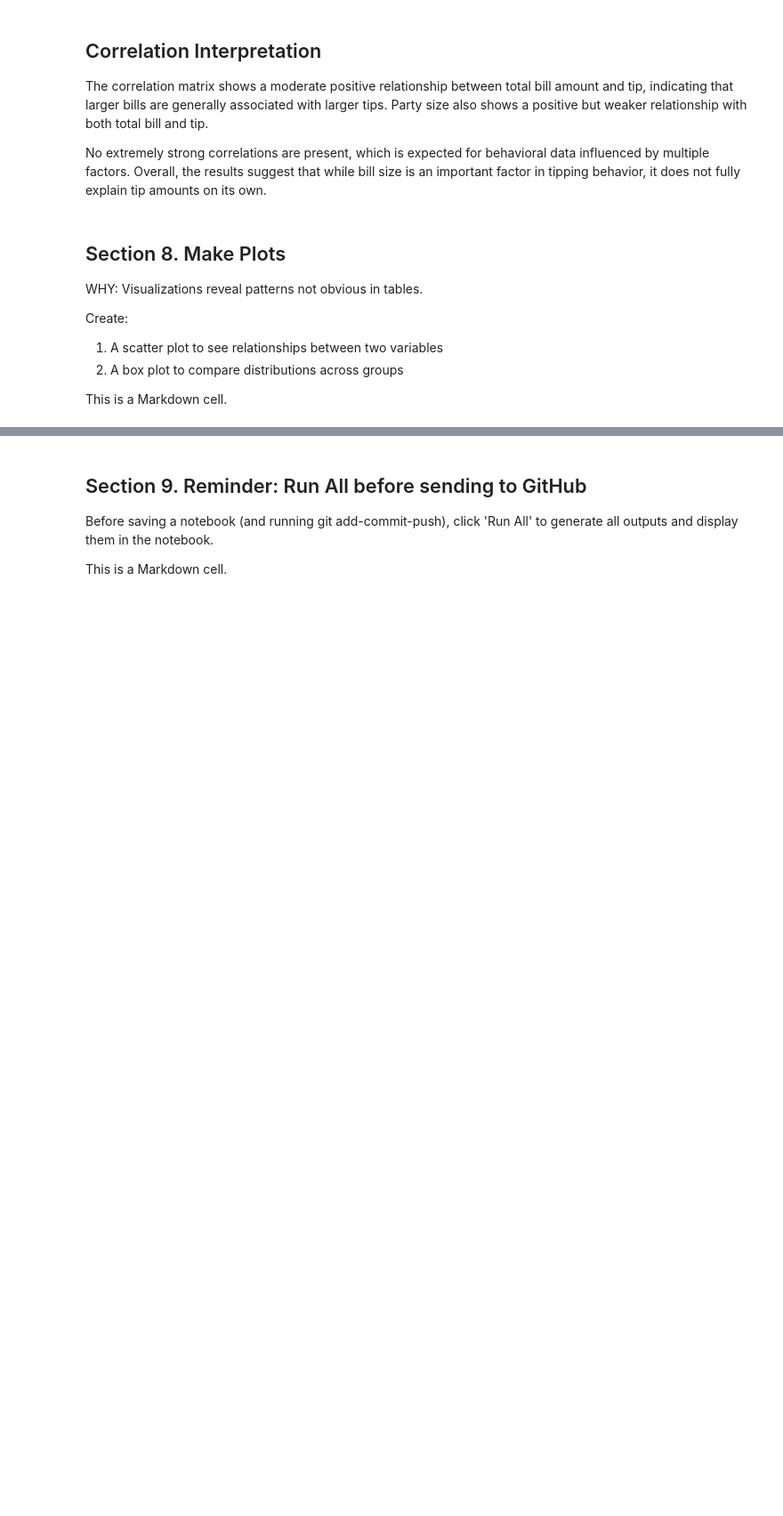
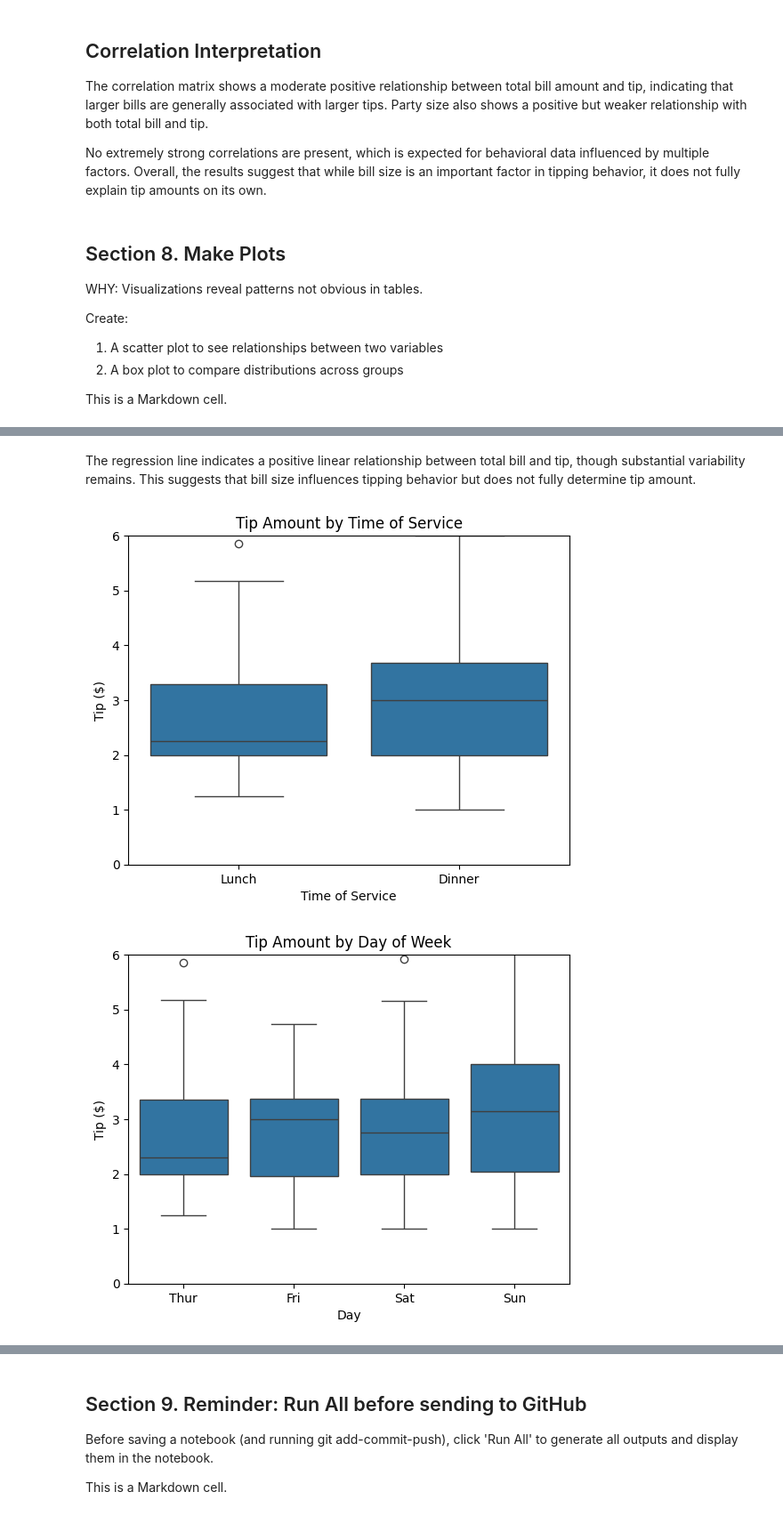
Before and after one commit to gracetulsi/datafun-04-notebooks, a Jupyter notebook: notebooks/eda_gracetulsi_tips.ipynb, the cells around one changed output, grey strips where cells are left out. Shown at 89% size. Saved outputs shown, nothing was run; the diff lists cells and outputs as text; code cells hidden in the pictures; blank space fills up the shorter version.

```diff
--- a/notebooks/eda_gracetulsi_tips.ipynb
+++ b/notebooks/eda_gracetulsi_tips.ipynb
@@ -367,0 +400,60 @@ Text(0.5, 1.0, 'Chart 1. Penguin Flipper Length vs. Body Mass (by Species)')
+# %% [markdown]
+The regression line indicates a positive linear relationship between total bill and tip, though substantial variability remains. This suggests that bill size influences tipping behavior but does not fully determine tip amount.
+# %%
+# Section 8 Python cell
+# Box plots of tip amount by categorical variables (one plot at a time)
+
+# Tip by Time
+sns.boxplot(
+    data=tips_df,
+    x="time",
+    y="tip",
+    order=["Lunch", "Dinner"]
+)
+plt.ylim(0, 6)
+plt.title("Tip Amount by Time of Service")
+plt.xlabel("Time of Service")
+plt.ylabel("Tip ($)")
+plt.show()
+
+# Tip by Day
+sns.boxplot(
+    data=tips_df,
+    x="day",
+    y="tip",
+    order=["Thur", "Fri", "Sat", "Sun"]
+)
+plt.ylim(0, 6)
+plt.title("Tip Amount by Day of Week")
+plt.xlabel("Day")
+plt.ylabel("Tip ($)")
+plt.show()
+
+# Tip by Sex
+sns.boxplot(
+    data=tips_df,
+    x="sex",
+    y="tip",
+    order=["Male", "Female"]
+)
+plt.ylim(0, 6)
+plt.title("Tip Amount by Sex")
+plt.xlabel("Sex")
+plt.ylabel("Tip ($)")
+plt.show()
+
+# Tip by Smoker Status
+sns.boxplot(
+    data=tips_df,
+    x="smoker",
+    y="tip",
+    order=["Yes", "No"]
+)
+plt.ylim(0, 6)
+plt.title("Tip Amount by Smoker Status")
+plt.xlabel("Smoker")
+plt.ylabel("Tip ($)")
+plt.show()
+# %% [output]
+[figure, added]
+[figure, added]
```
Also changed, not shown: parts of 5 cells of this notebook.
